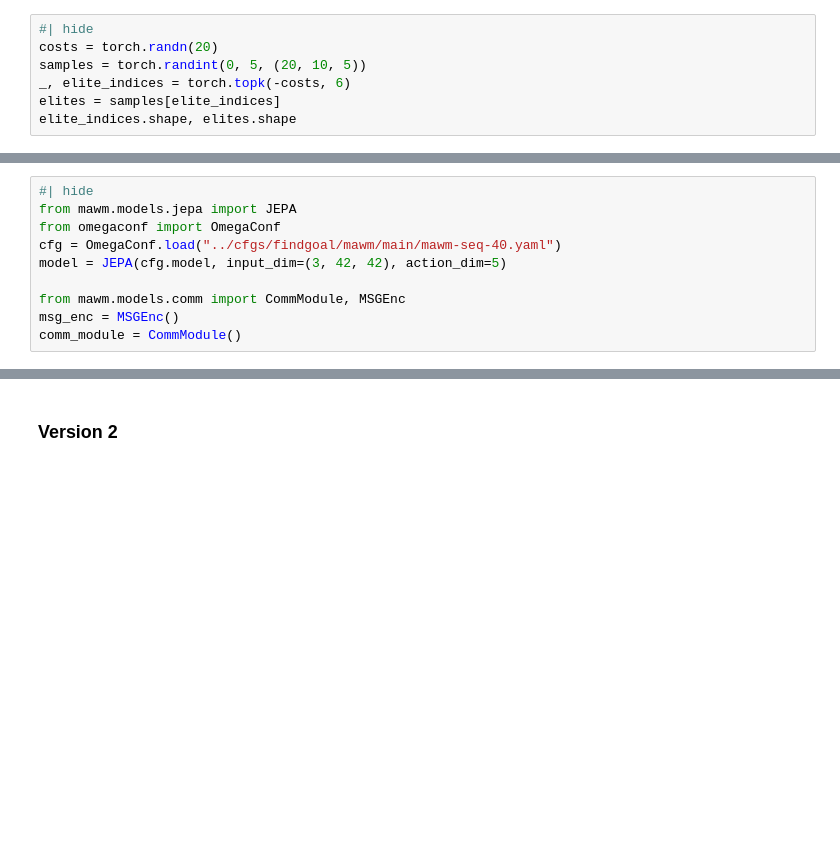
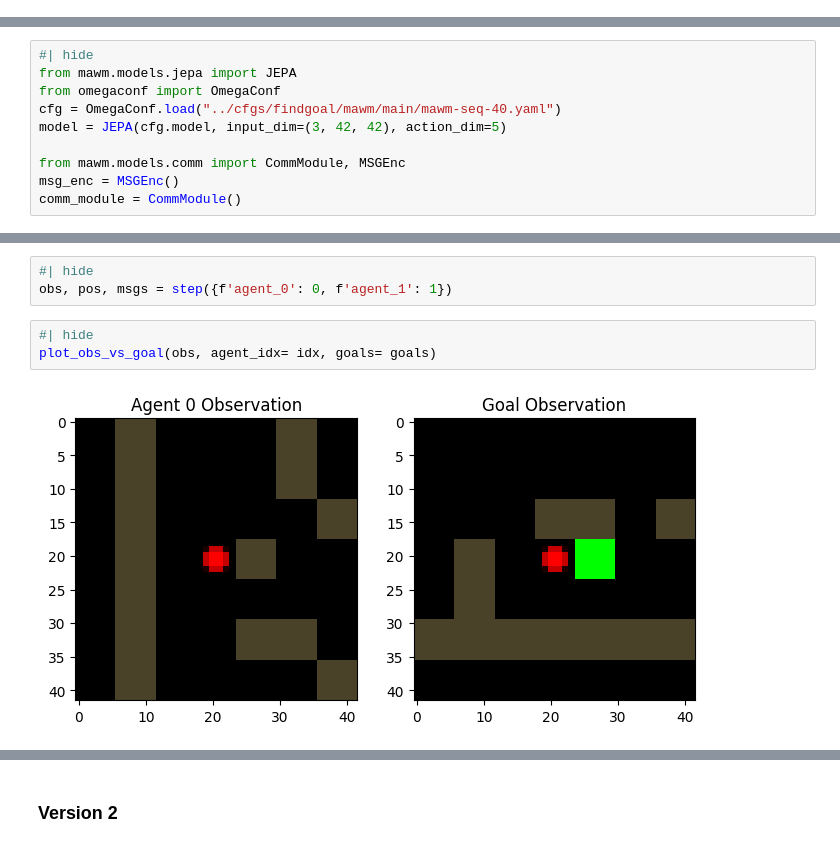
Before and after one commit to Ahmed-Khaled-Saleh/mawm, a Jupyter notebook: nbs/10b_evaluators.planning_eval.ipynb, the cells around one changed output, grey strips where cells are left out. Saved outputs shown, nothing was run; the diff lists cells and outputs as text; blank space fills up the shorter version.

```diff
--- a/nbs/10b_evaluators.planning_eval.ipynb
+++ b/nbs/10b_evaluators.planning_eval.ipynb
@@ -85,7 +52,0 @@ torch.Size([20, 10])
-# %%
-#| hide
-costs = torch.randn(20)
-samples = torch.randint(0, 5, (20, 10, 5))
-_, elite_indices = torch.topk(-costs, 6)
-elites = samples[elite_indices]
-elite_indices.shape, elites.shape
@@ -514,0 +181,8 @@ dict_keys(['epoch', 'jepa', 'msg_encoder', 'msg_predictor', 'obs_predictor', 'tr
+# %%
+#| hide
+obs, pos, msgs = step({f'agent_0': 0, f'agent_1': 1})
+# %%
+#| hide
+plot_obs_vs_goal(obs, agent_idx= idx, goals= goals)
+# %% [output]
+[figure, added]
```
Also changed, not shown: parts of 45 cells of this notebook, 9 other files.
